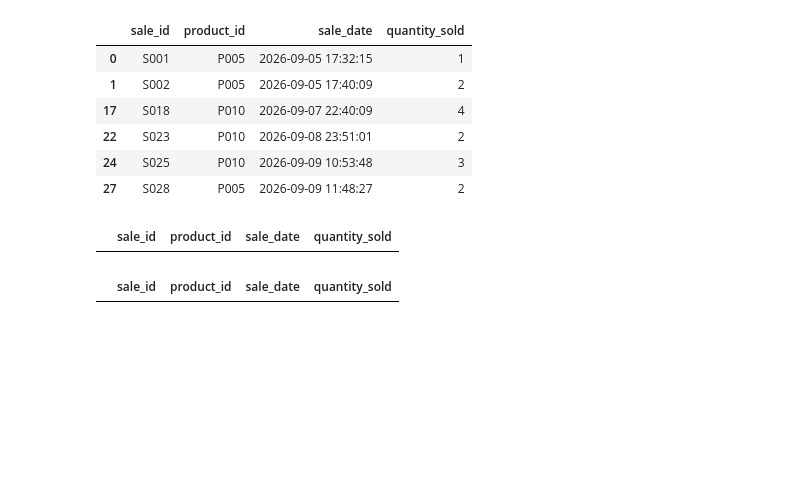
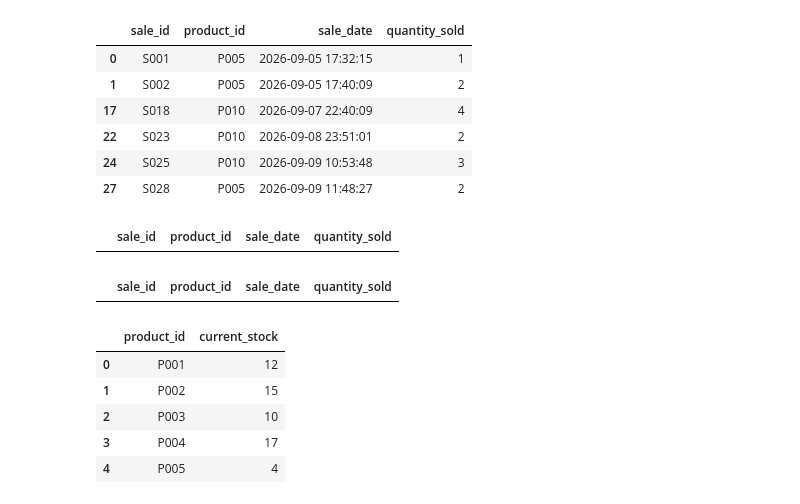
Before and after one commit to vikash122005/smart-inventory-management, a Jupyter notebook: src/Untitled.ipynb, the cells around one changed output. Drawn from its saved outputs; the diff is of its cells as text; code cells hidden in the pictures; blank space fills up the shorter version.

```diff
--- a/src/Untitled.ipynb
+++ b/src/Untitled.ipynb
@@ -254,0 +259,9 @@ bad_sales[bad_sales["quantity_sold"] <= 0]
+# %%
+bad_inventorys.head()
+# %% [output]
+|  | product_id | current_stock |
+| 0 | P001 | 12 |
+| 1 | P002 | 15 |
+| 2 | P003 | 10 |
+| 3 | P004 | 17 |
+| 4 | P005 | 4 |
```
Also changed, not shown: parts of 26 cells of this notebook.
